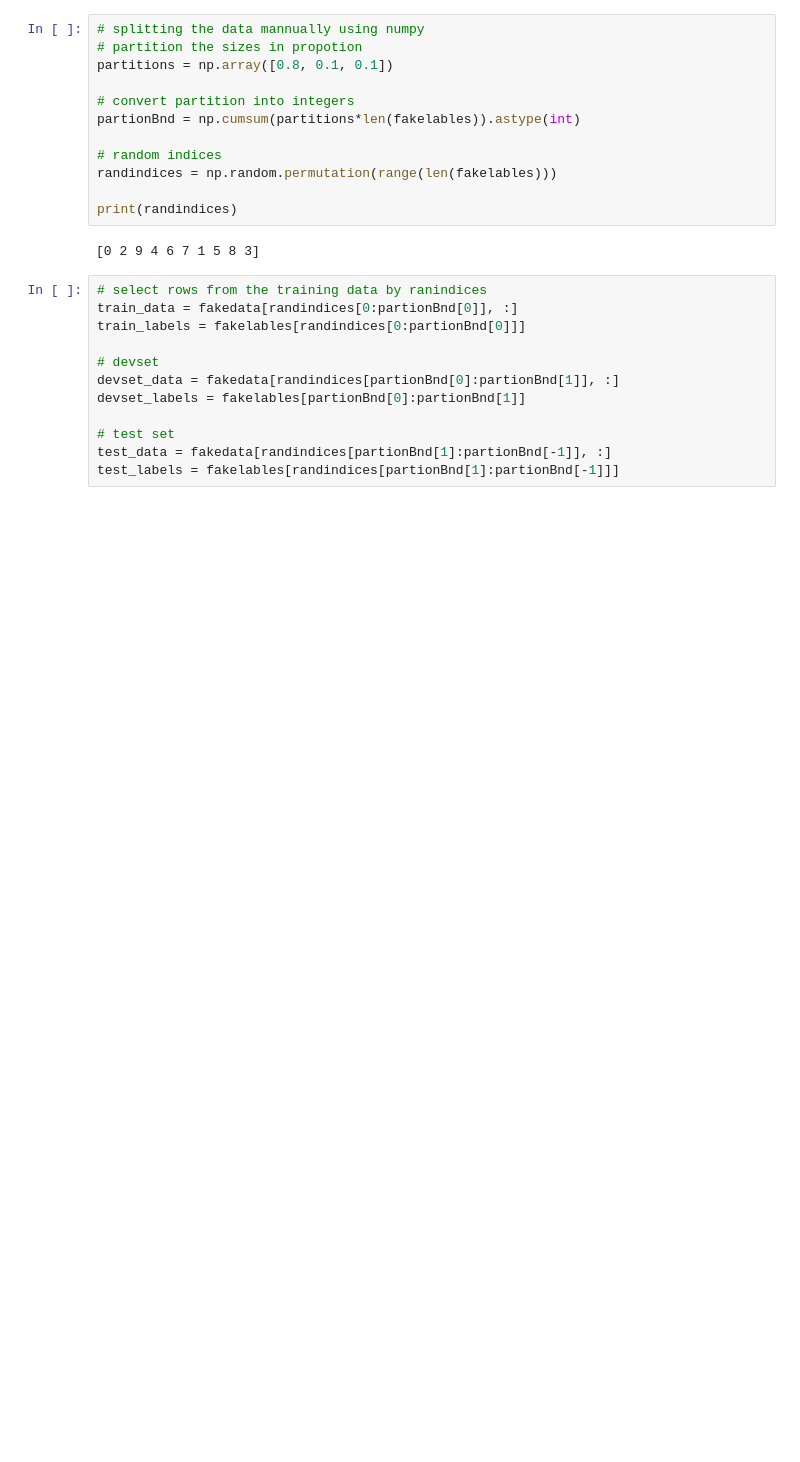
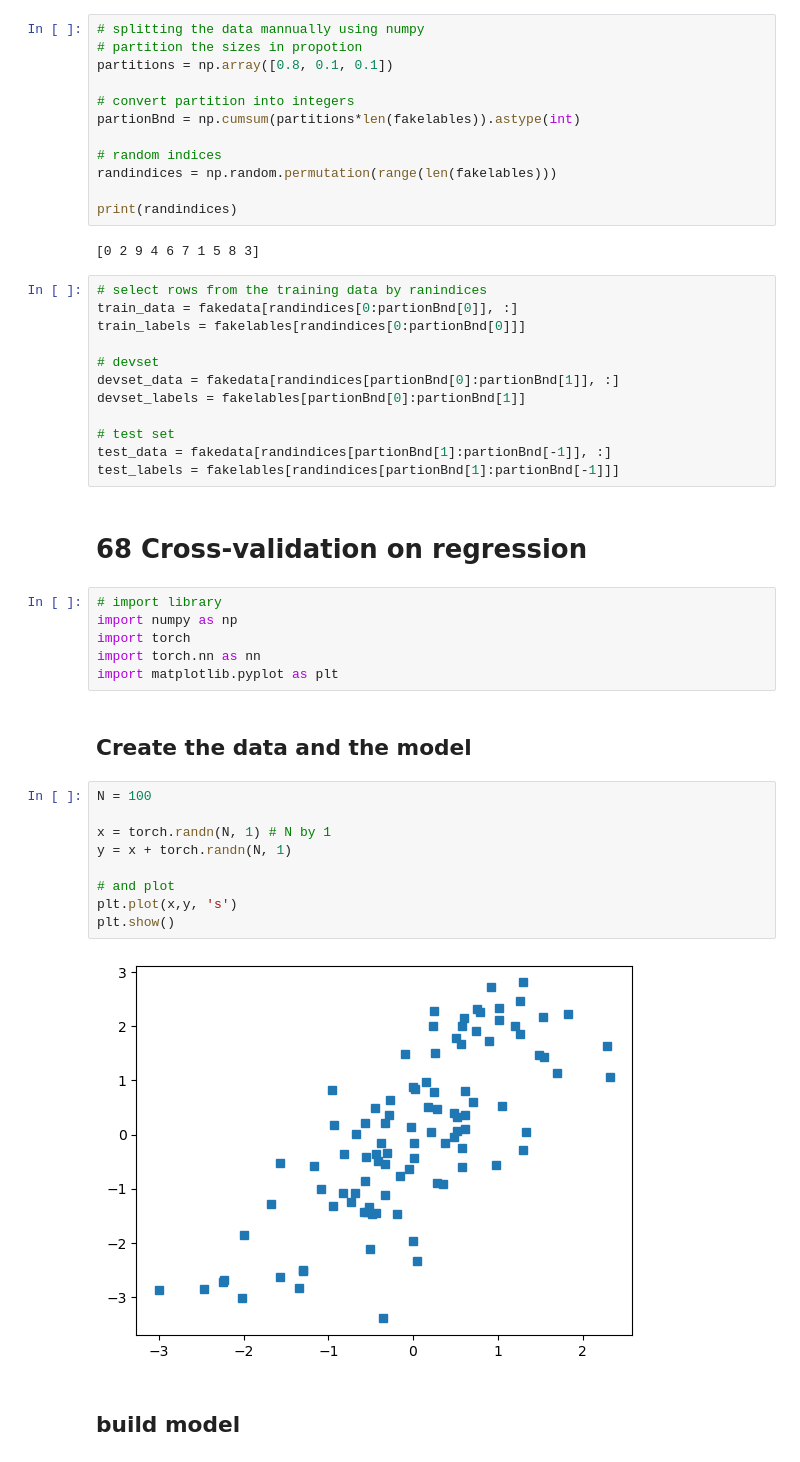
Before and after one commit to wangjiuzhou100/DUDL, a Jupyter notebook: Practices/Section8.ipynb, the cells around one changed output. Saved outputs shown, nothing was run; the diff lists cells and outputs as text; blank space fills up the shorter version.

Commit message:
Section 8 - 68 Cross validation with regression

```diff
--- a/Practices/Section8.ipynb
+++ b/Practices/Section8.ipynb
@@ -499,3 +501,26 @@ devset_labels = fakelables[partionBnd[0]:partionBnd[1]]
 # test set
 test_data = fakedata[randindices[partionBnd[1]:partionBnd[-1]], :]
 test_labels = fakelables[randindices[partionBnd[1]:partionBnd[-1]]]
+# %% [markdown]
+# 68 Cross-validation on regression
+# %%
+# import library
+import numpy as np
+import torch
+import torch.nn as nn
+import matplotlib.pyplot as plt
+# %% [markdown]
+## Create the data and the model
+# %%
+N = 100
+
+x = torch.randn(N, 1) # N by 1
+y = x + torch.randn(N, 1)
+
+# and plot
+plt.plot(x,y, 's')
+plt.show()
+# %% [output]
+[figure, added]
+# %% [markdown]
+## build model
```
Also changed, not shown: parts of 7 cells of this notebook.
